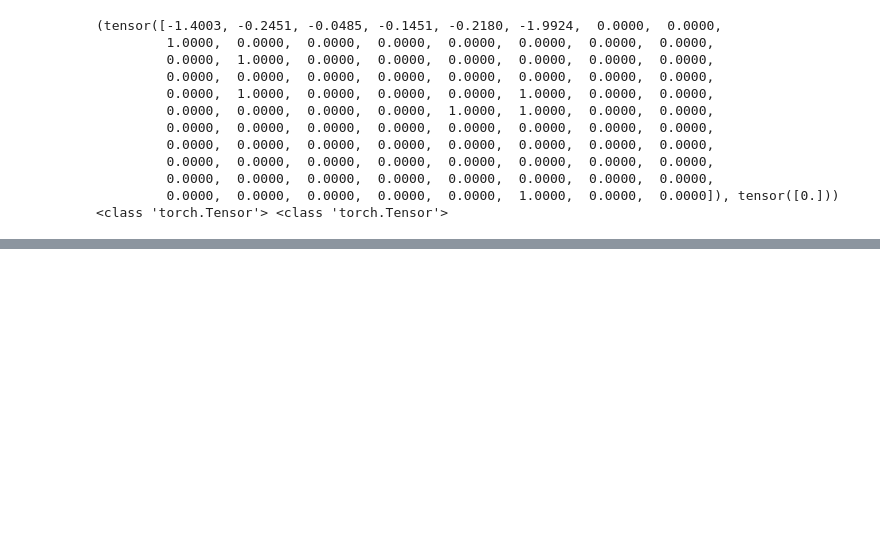
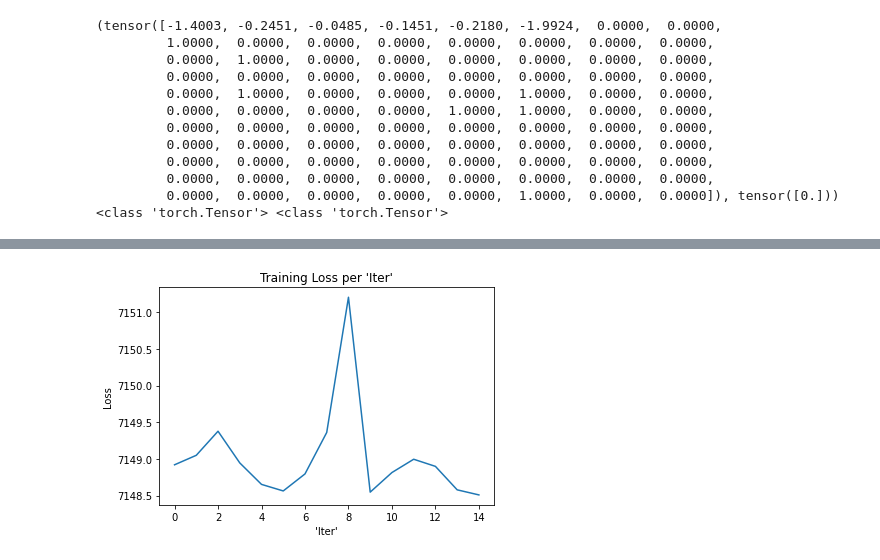
Before and after one commit to alexaoh/tabular-diffusion-for-counterfactuals, a Jupyter notebook: VAE_pytorch.ipynb, the cells around one changed output, grey strips where cells are left out. Cells and saved outputs as stored; diff of their text form; code cells hidden in the pictures; blank space fills up the shorter version.

Commit message:
Tried implementing VAE in Pytorch following the theory
I used in the project. It does not look good right now :) Not sure about
several of the calculations that are done in it.

```diff
--- a/VAE_pytorch.ipynb
+++ b/VAE_pytorch.ipynb
@@ -286,0 +479,15 @@ print(type(nex[0]), type(nex[1]))
+# %%
+#from pytorch_model_summary import summary
+# Hyperparameters.
+input_size = X_train.shape[1]
+latent_size = 8
+
+learning_rate = 0.001
+num_epochs = 5
+
+# Initialize a VAE model.
+vae_model = VAE(input_size, latent_size, 1).to(device)
+#print(summary(vae_model))
+print(vae_model)
+
+optimizer = torch.optim.Adam(vae_model.parameters(), lr=learning_rate)
@@ -286,0 +512,24 @@ print(type(nex[0]), type(nex[1]))
+# %%
+train_loader = DataLoader(train_data, batch_size = batch_size, shuffle = True, num_workers = 2)
+
+n_total_steps = len(train_loader) # Total length of training data.
+train_losses = []
+# Main training loop.
+for epoch in range(num_epochs):
+    for i, (inputs, labels) in enumerate(train_loader):
+        # Load the data on to the gpu.
+        inputs = inputs.to(device)
+        labels = labels.view(labels.shape[0],1).to(device)
+
+        # Forward pass.
+        #outputs = vae_model(inputs)
+        loss = vae_model.forward(inputs)
+
+        # Backward and optimize.
+        optimizer.zero_grad()
+        loss.backward()
+        optimizer.step()
+
+        if (i+1) % 500 == 0:
+            train_losses.append(loss.item())
+            print (f'Epoch [{epoch+1}/{num_epochs}], Step [{i+1}/{n_total_steps}], Loss: {loss.item():.4f}')
@@ -286,0 +552,8 @@ print(type(nex[0]), type(nex[1]))
+# %%
+plt.plot(train_losses)
+plt.title("Training Loss per 'Iter'")
+plt.xlabel("'Iter'")
+plt.ylabel("Loss")
+plt.show()
+# %% [output]
+[figure, added]
```
Also changed, not shown: parts of 18 cells of this notebook, 2 other files.
